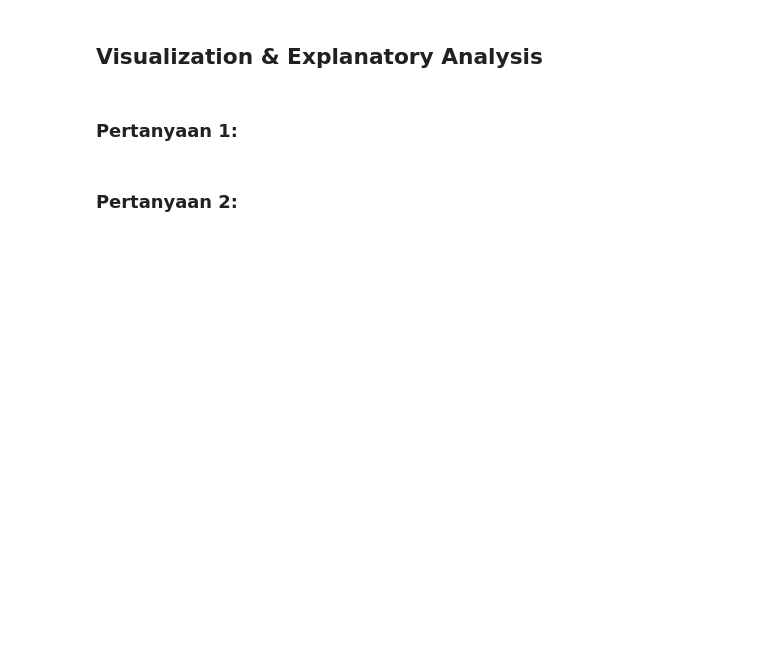
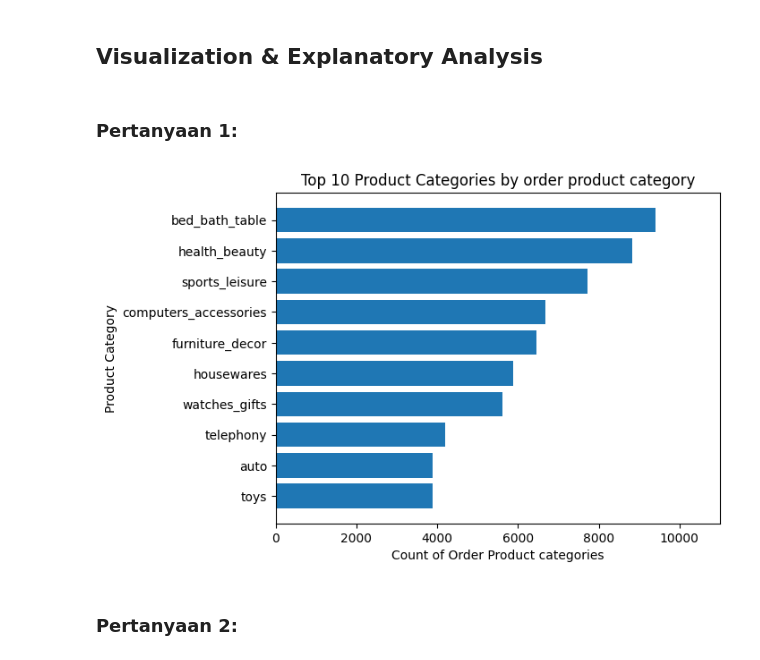
Before and after one commit to alfianfakhrudin2/Data_Analyts_DicodingSub, a Jupyter notebook: Proyek_Analisis_Data.ipynb, the cells around one changed output. Cells and saved outputs as stored; diff of their text form; code cells hidden in the pictures; blank space fills up the shorter version.

```diff
--- a/Proyek_Analisis_Data.ipynb
+++ b/Proyek_Analisis_Data.ipynb
@@ -319,0 +363,3 @@ memory usage: 6.0+ MB
+# %%
+#drop missing value product_category_name karena datanya sudah tidak memungkinkan
+dataframe_products.drop(dataframe_products[dataframe_products.product_category_name.isna()].index, axis=0, inplace=True)
@@ -323,0 +480,10 @@ memory usage: 6.0+ MB
+# %%
+#menggabungkan dataframe_order_items & dataframe_products
+dataframe_order_items_product = pd.merge(
+    left= dataframe_order_items,
+    right=dataframe_products,
+    how="right",
+    left_on="product_id",
+    right_on="product_id"
+)
+dataframe_order_items_product.head()
@@ -323,0 +499,10 @@ memory usage: 6.0+ MB
+# %%
+#menggabungkan dataframe_order_items_product & dataframe_product_category_name_translation
+dataframe_order_items_product_kategori= pd.merge(
+    left= dataframe_order_items_product,
+    right=dataframe_product_category_name_translation,
+    how="left",
+    left_on="product_category_name",
+    right_on="product_category_name"
+)
+dataframe_order_items_product_kategori.head()
@@ -325,5 +573,21 @@ memory usage: 6.0+ MB
 ## Visualization & Explanatory Analysis
 # %% [markdown]
 ### Pertanyaan 1:
+# %%
+#bungkus jumlah order_id berdasarkan product_category_name_english dengan variable top_10_category_product
+top_10_category_product = dataframe_order_items_product_kategori.groupby(by="product_category_name_english").order_id.nunique().sort_values(ascending=False).head(10)
+#kemudian urutkan Secara ascending
+top_10_category_product = top_10_category_product.sort_values(ascending=True)
+#ambil nilai kategori produk bungkus menggunakan variable
+name_category_product = top_10_category_product.index.tolist()
+#visualisasikan data yang di dapat ke bar diagram
+plt.barh(y=name_category_product, width=top_10_category_product,)
+plt.xlabel("Count of Order Product categories")
+plt.ylabel("Product Category")
+plt.title("Top 10 Product Categories by order product category")
+plt.xlim(right=11000)
+plt.show()
+# %% [output]
+[figure, added]
 # %% [markdown]
 ### Pertanyaan 2:
```
Also changed, not shown: parts of 37 cells of this notebook.
